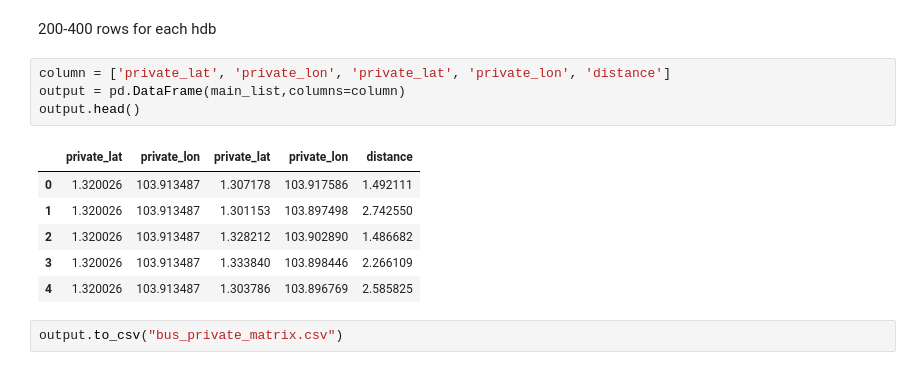
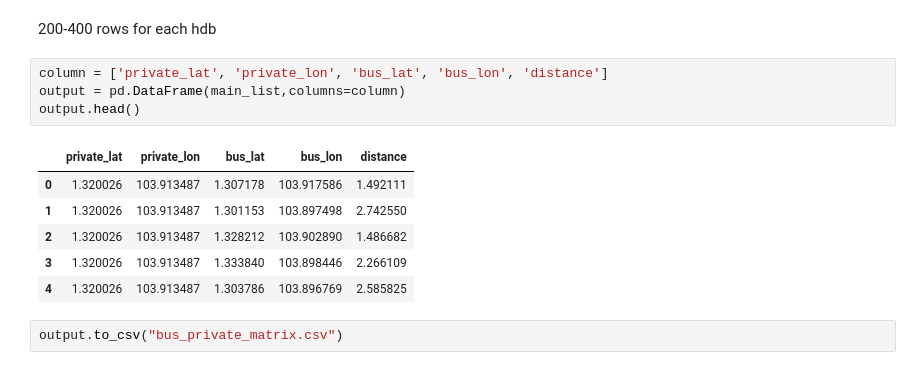
Before and after one commit to vincentlewi/IS428-G5, a Jupyter notebook: notebooks/Distance Matrix.ipynb, the cells around one changed output. Saved outputs shown, nothing was run; the diff lists cells and outputs as text.

Commit message:
fix: bus_private column names

```diff
--- a/notebooks/Distance Matrix.ipynb
+++ b/notebooks/Distance Matrix.ipynb
@@ -423,11 +423,11 @@ for index, n in private_use.iterrows():
 # %% [markdown]
 200-400 rows for each hdb
 # %%
-column = ['private_lat', 'private_lon', 'private_lat', 'private_lon', 'distance']
+column = ['private_lat', 'private_lon', 'bus_lat', 'bus_lon', 'distance']
 output = pd.DataFrame(main_list,columns=column)
 output.head()
 # %% [output]
-|  | private_lat | private_lon | private_lat | private_lon | distance |
+|  | private_lat | private_lon | bus_lat | bus_lon | distance |
 | 0 | 1.320026 | 103.913487 | 1.307178 | 103.917586 | 1.492111 |
 | 1 | 1.320026 | 103.913487 | 1.301153 | 103.897498 | 2.742550 |
 | 2 | 1.320026 | 103.913487 | 1.328212 | 103.902890 | 1.486682 |
```
